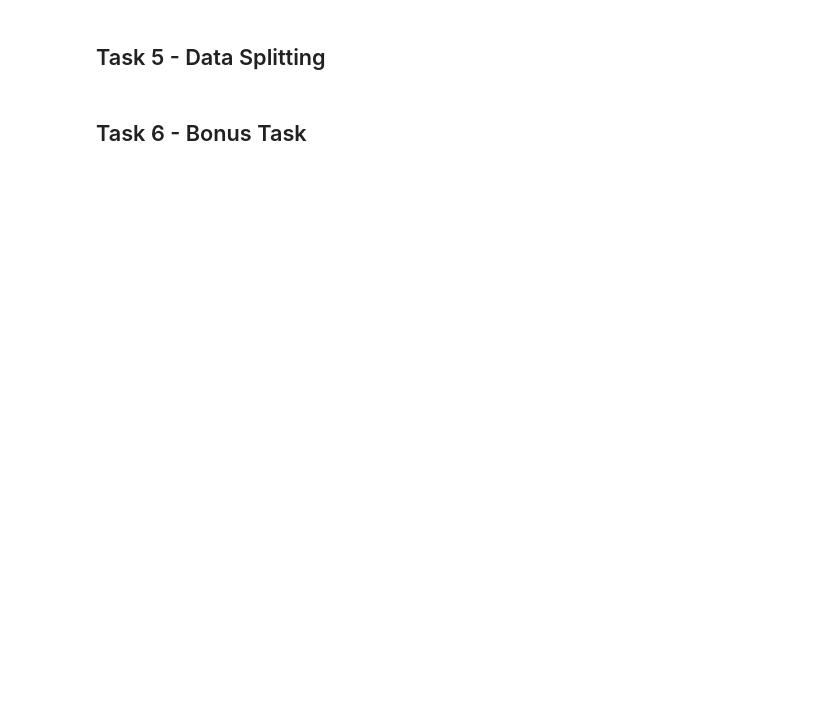
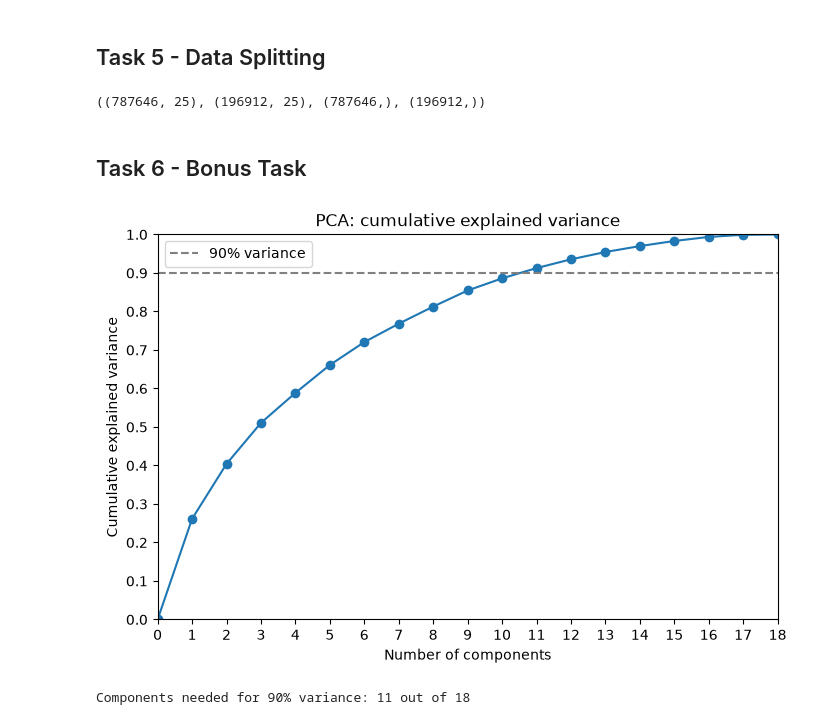
Before and after one commit to johannegg/IT3212, a Jupyter notebook: Assignment1/Assignment1.ipynb, the cells around one changed output. Saved outputs shown, nothing was run; the diff lists cells and outputs as text; code cells hidden in the pictures; blank space fills up the shorter version.

Commit message:
Did task 5 data splitting and task 6 bonus task

```diff
--- a/Assignment1/Assignment1.ipynb
+++ b/Assignment1/Assignment1.ipynb
@@ -391,4 +389,54 @@ plt.show()
 # %% [markdown]
 ## Task 5 - Data Splitting
+# %%
+from sklearn.model_selection import train_test_split
+
+# Target variable: drinking status
+X = df_scaled.drop(columns=["DRK_YN"])
+y = df_scaled["DRK_YN"]
+
+# 80/20 split, stratified on the target so both sets keep the same
+# proportion of drinkers/non-drinkers as the original dataset
+X_train, X_test, y_train, y_test = train_test_split(
+    X, y, test_size=0.2, random_state=42, stratify=y
+)
+
+X_train.shape, X_test.shape, y_train.shape, y_test.shape
+# %% [output]
+((787646, 25), (196912, 25), (787646,), (196912,))
 # %% [markdown]
 ## Task 6 - Bonus Task
+# %%
+from sklearn.decomposition import PCA
+
+# Apply PCA to the scaled continuous features
+pca = PCA()
+principal_components = pca.fit_transform(df_scaled[numerical_cols])
+
+# How much of the total variance each component explains
+explained_variance = pca.explained_variance_ratio_
+cumulative_variance = explained_variance.cumsum()
+
+plt.figure(figsize=(8, 5))
+# Include (0, 0): with zero components, 0% of the variance is explained
+plt.plot(
+    range(0, len(explained_variance) + 1),
+    [0, *cumulative_variance],
+    marker="o",
+)
+plt.axhline(0.9, color="gray", linestyle="--", label="90% variance")
+plt.xlabel("Number of components")
+plt.ylabel("Cumulative explained variance")
+plt.title("PCA: cumulative explained variance")
+plt.xlim(0, len(explained_variance))
+plt.ylim(0, 1)
+plt.xticks(range(0, len(explained_variance) + 1, 1))
+plt.yticks([i / 10 for i in range(11)])
+plt.legend()
+plt.show()
+
+n_components_90 = (cumulative_variance < 0.9).sum() + 1
+print(f"Components needed for 90% variance: {n_components_90} out of {len(numerical_cols)}")
+# %% [output]
+[figure, added]
+Components needed for 90% variance: 11 out of 18
```
Also changed, not shown: parts of 5 cells of this notebook, 1 other file.
